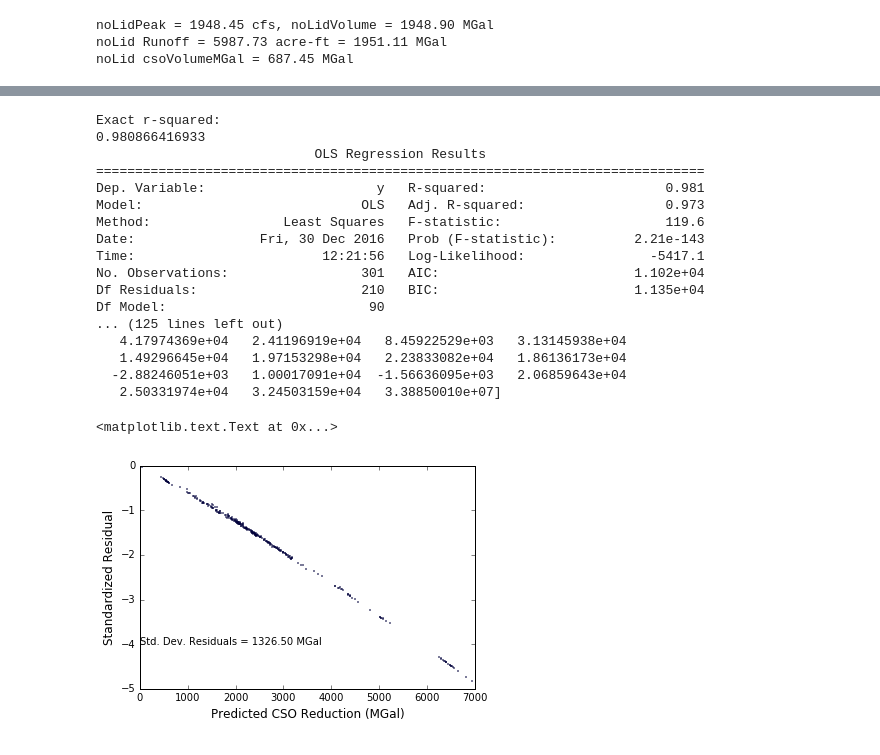
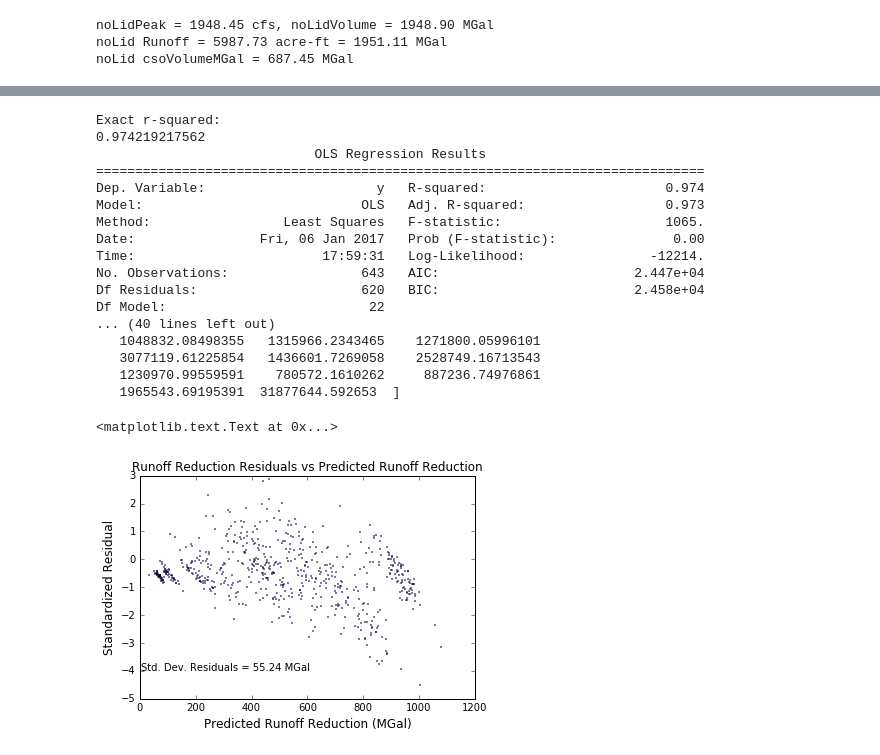
Before and after one commit to amcgarity/SWMMWise, a Jupyter notebook: multivariate_regression-AEM.ipynb, the cells around one changed output, grey strips where cells are left out. Drawn from its saved outputs; the diff is of its cells as text; code cells hidden in the pictures.

```diff
--- a/multivariate_regression-AEM.ipynb
+++ b/multivariate_regression-AEM.ipynb
@@ -133,7 +263,8 @@ ValueError: x and y must have same first dimension
 # %%
-# Multivariable Regression for Annual CSO Volumes
+# Multivariable Regression for Annual Runoff VOLUME Reductions vs Filtered PWD Wingohocking subcatchments
 import numpy as np
 import statsmodels.api as sm
+
 def reg_m(y, x):
     ones = np.ones(len(x[0]))
     X = sm.add_constant(np.column_stack((x[0], ones)))
@@ -141,70 +272,68 @@ def reg_m(y, x):
         X = sm.add_constant(np.column_stack((ele, X)))
     statistics = sm.OLS(y, X).fit()
     return statistics
-### regression
-y = csoResults["csoReduction"]
-# list of variable values (LID numbers) for each random LID placement:
-X = results['numLists']   # a list of lists (so upper case)
-stats = reg_m(y,X)
+
+stats = reg_m(runoffVolumeReductionFiltered,greenedAcresFiltered)
 print "Exact r-squared:"
 print stats.rsquared
 print stats.summary()
 print stats.params
-#print X
 # %% [output]
 Exact r-squared:
-0.980866416933
+0.974219217562
                             OLS Regression Results
 ==============================================================================
-Dep. Variable:                      y   R-squared:                       0.981
+Dep. Variable:                      y   R-squared:                       0.974
 Model:                            OLS   Adj. R-squared:                  0.973
-Method:                 Least Squares   F-statistic:                     119.6
-Date:                Fri, 30 Dec 2016   Prob (F-statistic):          2.21e-143
-Time:                        12:21:56   Log-Likelihood:                -5417.1
-No. Observations:                 301   AIC:                         1.102e+04
-Df Residuals:                     210   BIC:                         1.135e+04
-Df Model:                          90
-... (125 lines left out)
-   4.17974369e+04   2.41196919e+04   8.45922529e+03   3.13145938e+04
-   1.49296645e+04   1.97153298e+04   2.23833082e+04   1.86136173e+04
-  -2.88246051e+03   1.00017091e+04  -1.56636095e+03   2.06859643e+04
-   2.50331974e+04   3.24503159e+04   3.38850010e+07]
+Method:                 Least Squares   F-statistic:                     1065.
+Date:                Fri, 06 Jan 2017   Prob (F-statistic):               0.00
+Time:                        17:59:31   Log-Likelihood:                -12214.
+No. Observations:                 643   AIC:                         2.447e+04
+Df Residuals:                     620   BIC:                         2.458e+04
+Df Model:                          22
+... (40 lines left out)
+   1048832.08498355   1315966.2343465    1271800.05996101
+   3077119.61225854   1436601.7269058    2528749.16713543
+   1230970.99559591    780572.1610262     887236.74976861
+   1965543.69195391  31877644.592653  ]
 # %%
-# Generate Residuals Plot for Annual CSO Volumes
+# Generate Residuals Plot for FILTERED Annual RUNOFF Volumes vs reduced number of subcatchments
 %matplotlib inline
 import matplotlib.pyplot as plt
 import numpy as np
 # First, transpose results['numLists']:
-xVals = zip(*results['numLists'])
-#print list(xvals[0])
-
-betaZero = stats.params[numVariables]
+xVals = greenedAcresFilteredTranspose
+#print list(xVals[1])
+numFilteredVariables = len(greenedAcresFiltered)
+betaZero = stats.params[numFilteredVariables]
 yPredicted = []
-for xTuple in xVals:
+for x in xVals:
     i = 0
     yval = betaZero
     for beta in stats.params:
-        yval += beta*xTuple[i]
+        yval += beta*x[i]
         i += 1
-        if i == numVariables:
+        if i == numFilteredVariables:
             break
     yPredicted.append(yval/1e6)  # convert to 10^6 Gal
 residuals = []
+runoffVolumeReductionFilteredMgal = [x / 1e6 for x in runoffVolumeReductionFiltered]
 i = 0
-for ySWMM in csoReductionMgal:
+for ySWMM in runoffVolumeReductionFilteredMgal:
     #print ySWMM
     resid = ySWMM - yPredicted[i]  # Residual in 10^6 Gal
     residuals.append(resid)
     i+=1
 stdDevResiduals = np.std(residuals, ddof=1) #ddof=1 for SAMPLE std. dev.
 standardizedResiduals = [x / stdDevResiduals for x in residuals]
 (fig, ax1) = plt.subplots()
 ax1.plot(yPredicted,standardizedResiduals,'ko',color = 'b',markersize = 1)
-ax1.set_xlabel("Predicted CSO Reduction (MGal)",fontsize=12)
+plt.title("Runoff Reduction Residuals vs Predicted Runoff Reduction")
+ax1.set_xlabel("Predicted Runoff Reduction (MGal)",fontsize=12)
 #ax1.set_ylabel("Residual (MGal)",fontsize=12)
 ax1.set_ylabel("Standardized Residual",fontsize=12)
 stdDevText = "Std. Dev. Residuals = %0.2f MGal" % stdDevResiduals
 ax1.text(2,-4,stdDevText)
 # %% [output]
 <matplotlib.text.Text at 0x...>
-[figure, old version]
+[figure, new version]
```
Also changed, not shown: parts of 11 cells of this notebook, 1 other file.
